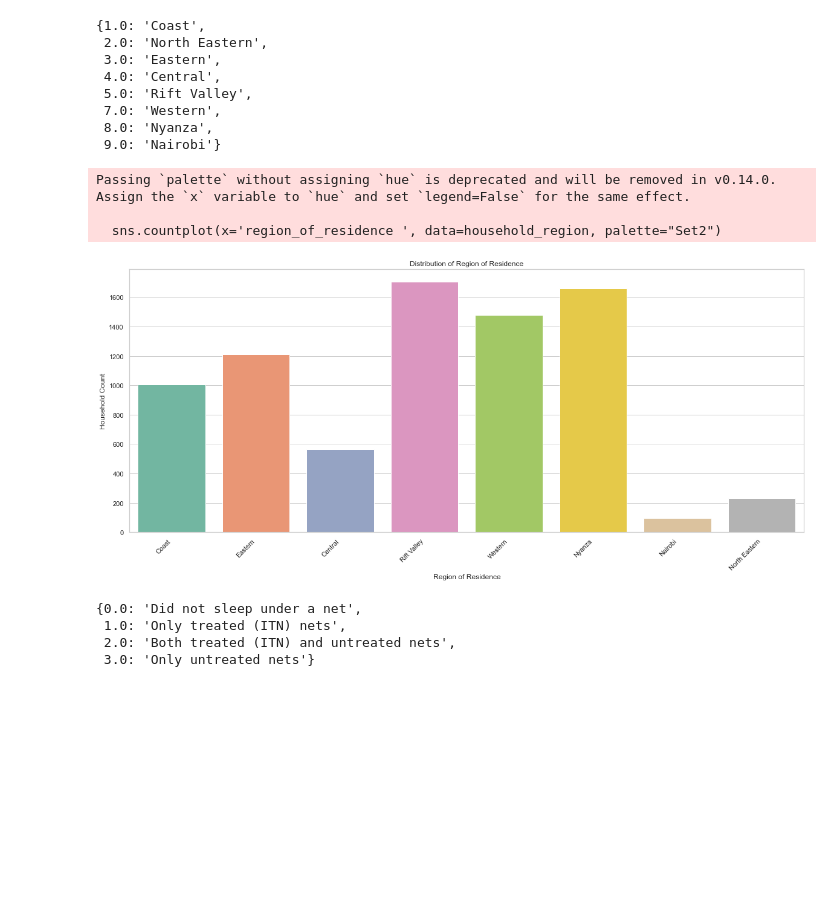
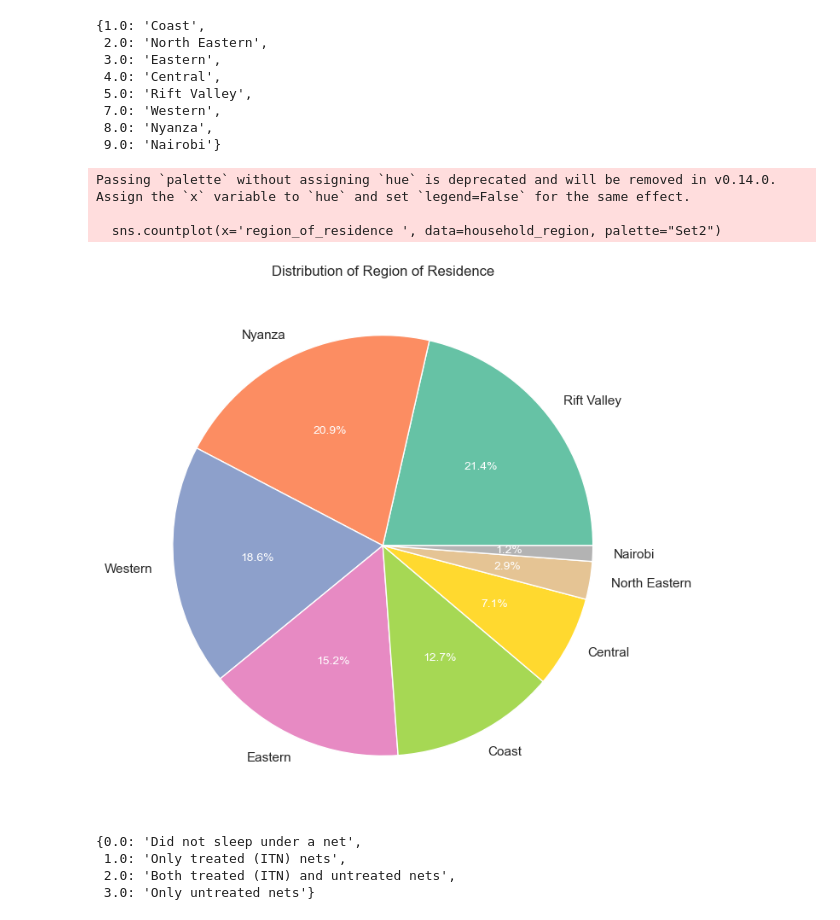
Before and after one commit to Dominic-Mu/dsc-phase-5-group-14-project, a Jupyter notebook: index.ipynb, the cells around one changed output. Cells and saved outputs as stored; diff of their text form; code cells hidden in the pictures; blank space fills up the shorter version.

```diff
--- a/index.ipynb
+++ b/index.ipynb
@@ -120,4 +104,4 @@ from sklearn.metrics import plot_confusion_matrix, precision_recall_curve, auc,
 For this project, we will use the data under the file path `data/....` This folder contains the Kenya Demographic and Health Survey-Malaria Indicator Survey (KDHS-MIS) dataset in `SAV File Format`. The dataset represents historical data on malaria prevalence in the different region distribution, hence this data will be modified for the purpose of the analysis.
 # %%
 # Reading downloaded relevant data
-df_2, meta_2 = pyreadstat.read_sav("./data/KEHR81FL.SAV")
+df_2, meta_2 = pyreadstat.read_sav("KEHR81FL.SAV")
@@ -965,21 +1009,22 @@ variable_label_water_source
  71.0: 'Bottled water',
  96.0: 'Other'}
 # %%
-# Household source of drinking water
-
-# # Mapping the variable labels to the column
+# Mapping the variable labels to the column
 household_water_source = df_filtered['main_source_drink_water'].map(variable_label_water_source).reset_index()
-
 # Set the style of seaborn
 sns.set(style="whitegrid")
+# Counting the occurrences for each category
+water_source_counts = household_water_source['main_source_drink_water'].value_counts()
+# Plotting the pie chart
+plt.figure(figsize=(12, 8))
+wedges, texts, autotexts = plt.pie(water_source_counts, labels=water_source_counts.index, autopct='%1.1f%%', colors=sns.color_palette("Set2"))
 
-# Plotting the count plot
-plt.figure(figsize=(20, 8))
-sns.countplot(x='main_source_drink_water', data=household_water_source, palette="Set2")
-plt.xticks(rotation=45, ha='right')
+# Adding percentages at the center of the wedges
+for autotext in autotexts:
+    autotext.set_color('white')
+    autotext.set_size(10)
+
 plt.title('Distribution of Main Source of Drinking Water')
-plt.xlabel('Source of Drinking Water')
-plt.ylabel('Household Count')
 plt.show()
 # %% [output]
 Passing `palette` without assigning `hue` is deprecated and will be removed in v0.14.0. Assign the `x` variable to `hue` and set `legend=False` for the same effect.
@@ -1028,26 +1078,28 @@ variable_label_household_region
  9.0: 'Nairobi'}
 # %%
 # Household region
-
 # Mapping the variable labels to the column
 household_region = df_filtered['region_of_residence '].map(variable_label_household_region).reset_index()
-
 # Set the style of seaborn
 sns.set(style="whitegrid")
+# Counting the occurrences for each category
+region_counts = household_region['region_of_residence '].value_counts()
+# Plotting the pie chart
+plt.figure(figsize=(12, 8))
+wedges, texts, autotexts = plt.pie(region_counts, labels=region_counts.index, autopct='%1.1f%%', colors=sns.color_palette("Set2"))
 
-# Plotting the count plot
-plt.figure(figsize=(20, 8))
-sns.countplot(x='region_of_residence ', data=household_region, palette="Set2")
-plt.xticks(rotation=45, ha='right')
+# Adding percentages at the center of the wedges
+for autotext in autotexts:
+    autotext.set_color('white')
+    autotext.set_size(10)
+
 plt.title('Distribution of Region of Residence')
-plt.xlabel('Region of Residence')
-plt.ylabel('Household Count')
 plt.show()
 # %% [output]
 Passing `palette` without assigning `hue` is deprecated and will be removed in v0.14.0. Assign the `x` variable to `hue` and set `legend=False` for the same effect.
 
   sns.countplot(x='region_of_residence ', data=household_region, palette="Set2")
-[figure, old version]
+[figure, new version]
 # %%
 # Household Bed Net type
 # Mapping the variable labels to the column
```
Also changed, not shown: parts of 65 cells of this notebook, 2 other files.
